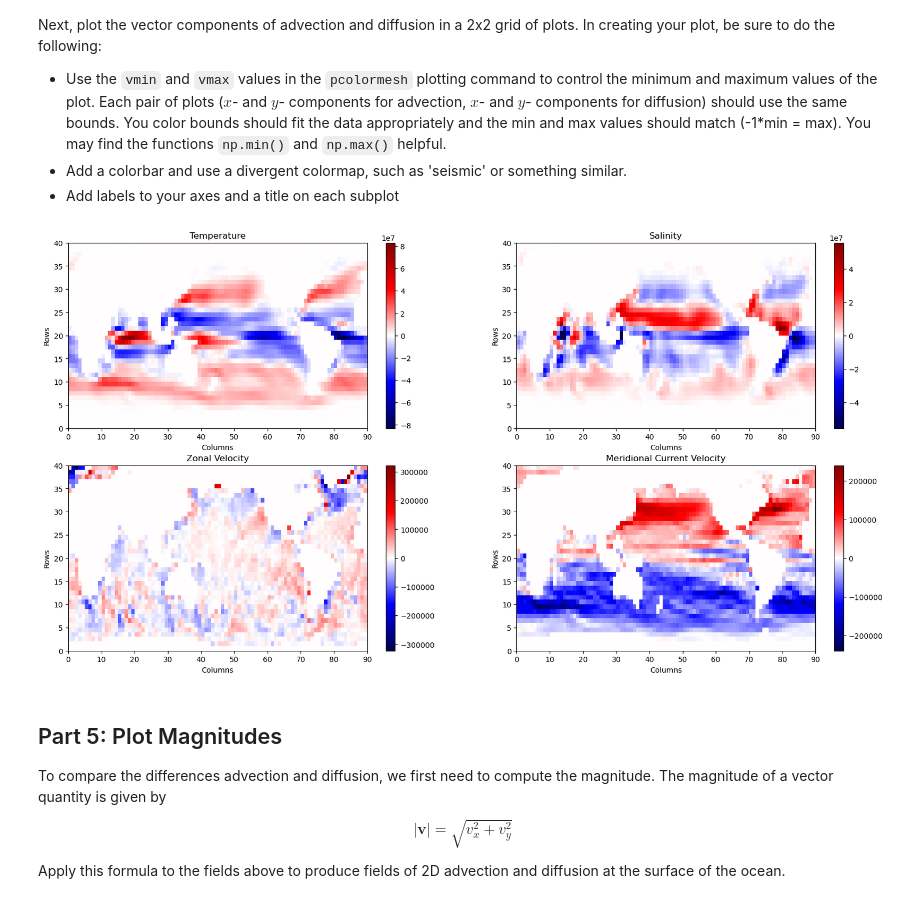
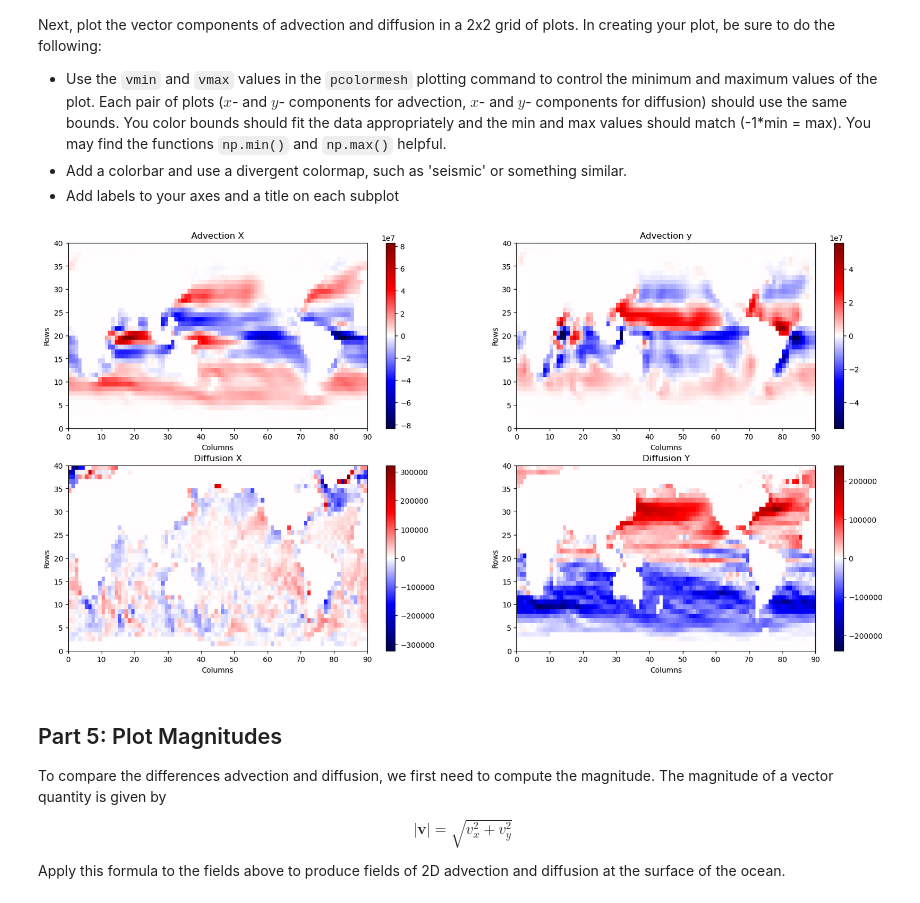
Before and after one commit to KueTone/cs185c_spring2025, a Jupyter notebook: Homework/Homework8/HW8 Advection and Diffusion.ipynb, the cells around one changed output. Cells and saved outputs as stored; diff of their text form; code cells hidden in the pictures.

Commit message:
changed graph names

```diff
--- a/Homework/Homework8/HW8 Advection and Diffusion.ipynb
+++ b/Homework/Homework8/HW8 Advection and Diffusion.ipynb
@@ -93,38 +93,38 @@ Next, plot the vector components of advection and diffusion in a 2x2 grid of plo
 # enter code for your plot here
 fig = plt.figure(figsize=(20,10))
 
 plt.subplot(2,2,1)
 C = plt.pcolormesh(ADVx_TH, cmap='seismic', vmin = -82970740, vmax=82970740)
 plt.colorbar(C)
 plt.xlabel('Columns')
 plt.ylabel('Rows')
-plt.title('Temperature')
+plt.title('Advection X')
 
 
 plt.subplot(2,2,2)
 C = plt.pcolormesh(ADVy_TH, cmap='seismic', vmin= -55619480.0, vmax = 55619480.0)
 plt.colorbar(C)
 plt.xlabel('Columns')
 plt.ylabel('Rows')
-plt.title('Salinity')
+plt.title('Advection y')
 
 
 plt.subplot(2,2,3)
 C = plt.pcolormesh(DFxE_TH, cmap='seismic', vmin = -322582.9, vmax=322582.9)
 plt.colorbar(C)
 plt.xlabel('Columns')
 plt.ylabel('Rows')
-plt.title('Zonal Velocity')
+plt.title('Diffusion X')
 
 plt.subplot(2,2,4)
 C = plt.pcolormesh(DFyE_TH, cmap='seismic', vmin = -240213.44, vmax= 240213.44)
 plt.colorbar(C)
 plt.xlabel('Columns')
 plt.ylabel('Rows')
-plt.title('Meridional Current Velocity')
+plt.title('Diffusion Y')
 plt.show()
 # %% [output]
-[figure, old version]
+[figure, new version]
 # %% [markdown]
 ## Part 5: Plot Magnitudes
 To compare the differences advection and diffusion, we first need to compute the magnitude. The magnitude of a vector quantity is given by
```
